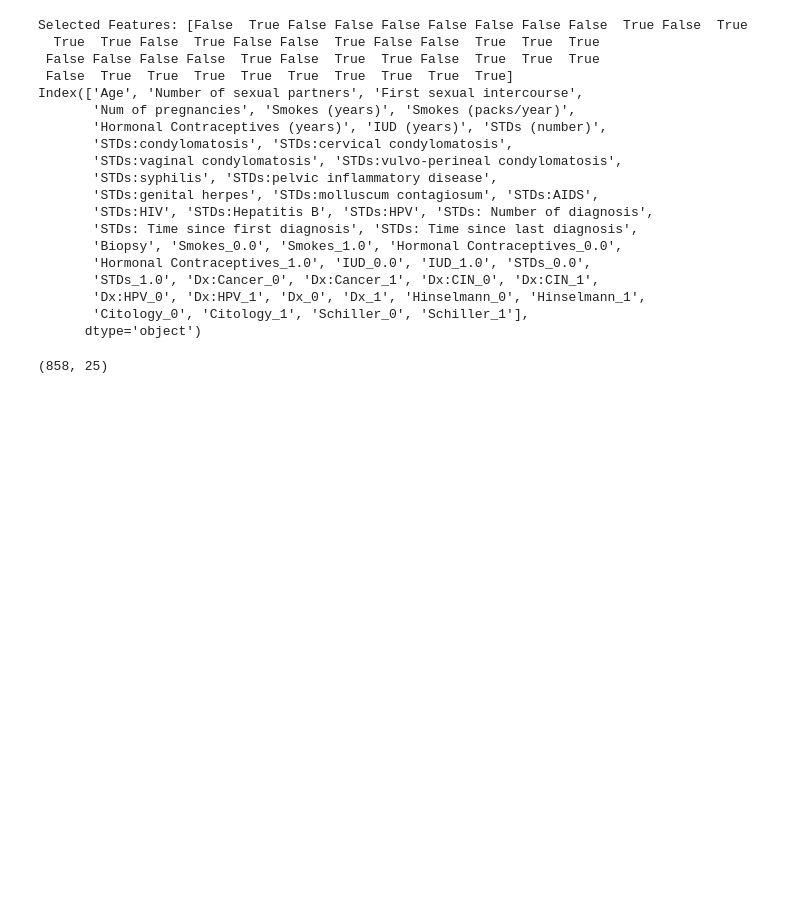
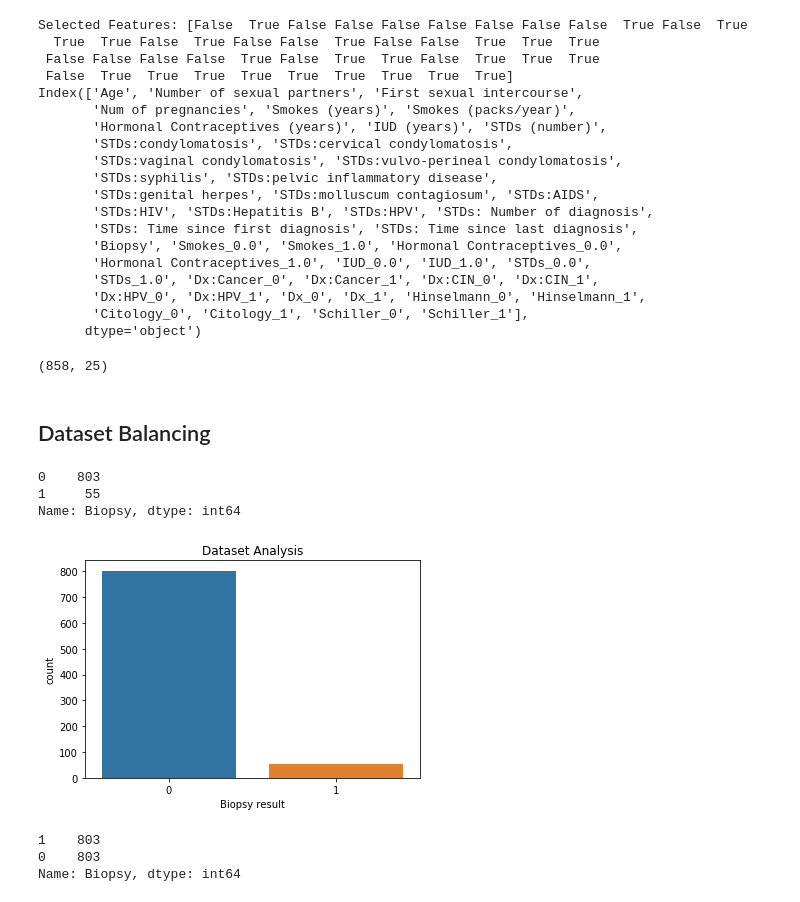
Before and after one commit to ANJU-TECKZ/Cervical-Cancer-Dataset-Analysis, a Jupyter notebook: Newcode.ipynb, the cells around one changed output. Drawn from its saved outputs; the diff is of its cells as text; code cells hidden in the pictures; blank space fills up the shorter version.

```diff
--- a/Newcode.ipynb
+++ b/Newcode.ipynb
@@ -401,7 +314,48 @@ data.drop(['Smokes_0.0', 'Smokes_1.0', 'Hormonal Contraceptives_0.0','STDs:Hepat
        'Hormonal Contraceptives_1.0'],axis=1,inplace=True)
 data.drop(['STDs:HPV', 'STDs: Number of diagnosis','IUD_1.0'],axis=1,inplace=True)
 data.drop(['Dx:Cancer_0','Dx:HPV_0'],axis=1,inplace=True)
+data.shape
+# %% [output]
+(858, 25)
+# %% [markdown]
+## Dataset Balancing
+# %%
+# 0 means not cancer affected and 1 means cancer affected cell
+data['Biopsy'].value_counts()
+# %% [output]
+0    803
+1     55
+Name: Biopsy, dtype: int64
+# %%
+# barplot figure
+c=data['Biopsy'].value_counts()
+sns.barplot(x=c.index,y=c)
+plt.xlabel('Biopsy result')
+plt.ylabel('count')
+plt.title('Dataset Analysis')
+plt.show()
+# %% [output]
+[figure, added]
+# %%
+from sklearn.utils import resample
+# Separate majority and minority classes
+df_majority = data[data.Biopsy==0]
+df_minority = data[data.Biopsy==1]
+
+# Upsample minority class
+df_minority_upsampled = resample(df_minority,
+                                 replace=True,     # sample with replacement
+                                 n_samples=803,    # to match majority class
+                                 random_state=123) # reproducible results
+
+# Combine majority class with upsampled minority class
+df_upsampled = pd.concat([df_majority, df_minority_upsampled])
+
+# Display new class counts
+df_upsampled.Biopsy.value_counts()
+# %% [output]
+1    803
+0    803
+Name: Biopsy, dtype: int64
 # %%
-data.shape
+data=df_upsampled
-# %% [output]
-(858, 25)
```
Also changed, not shown: parts of 26 cells of this notebook.
